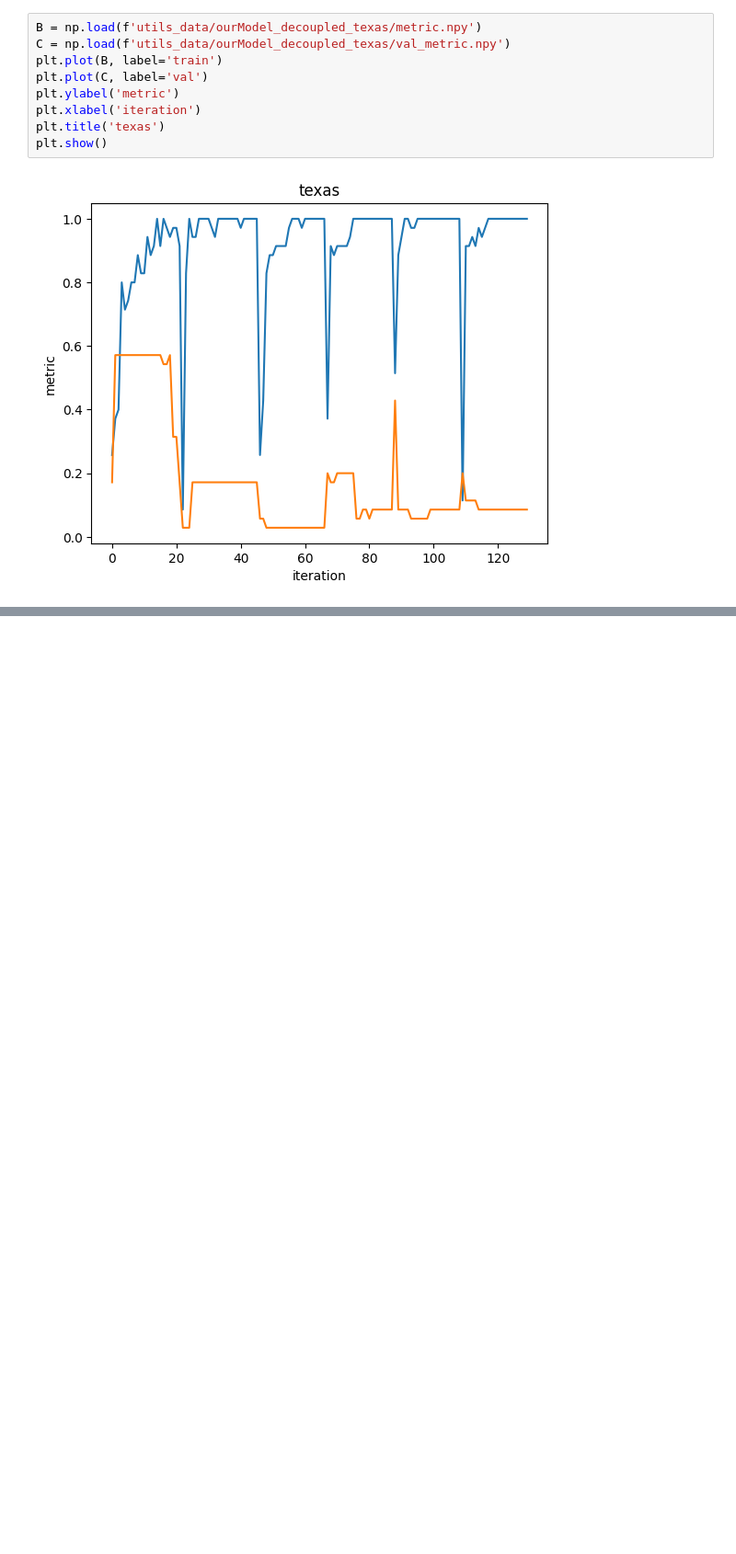
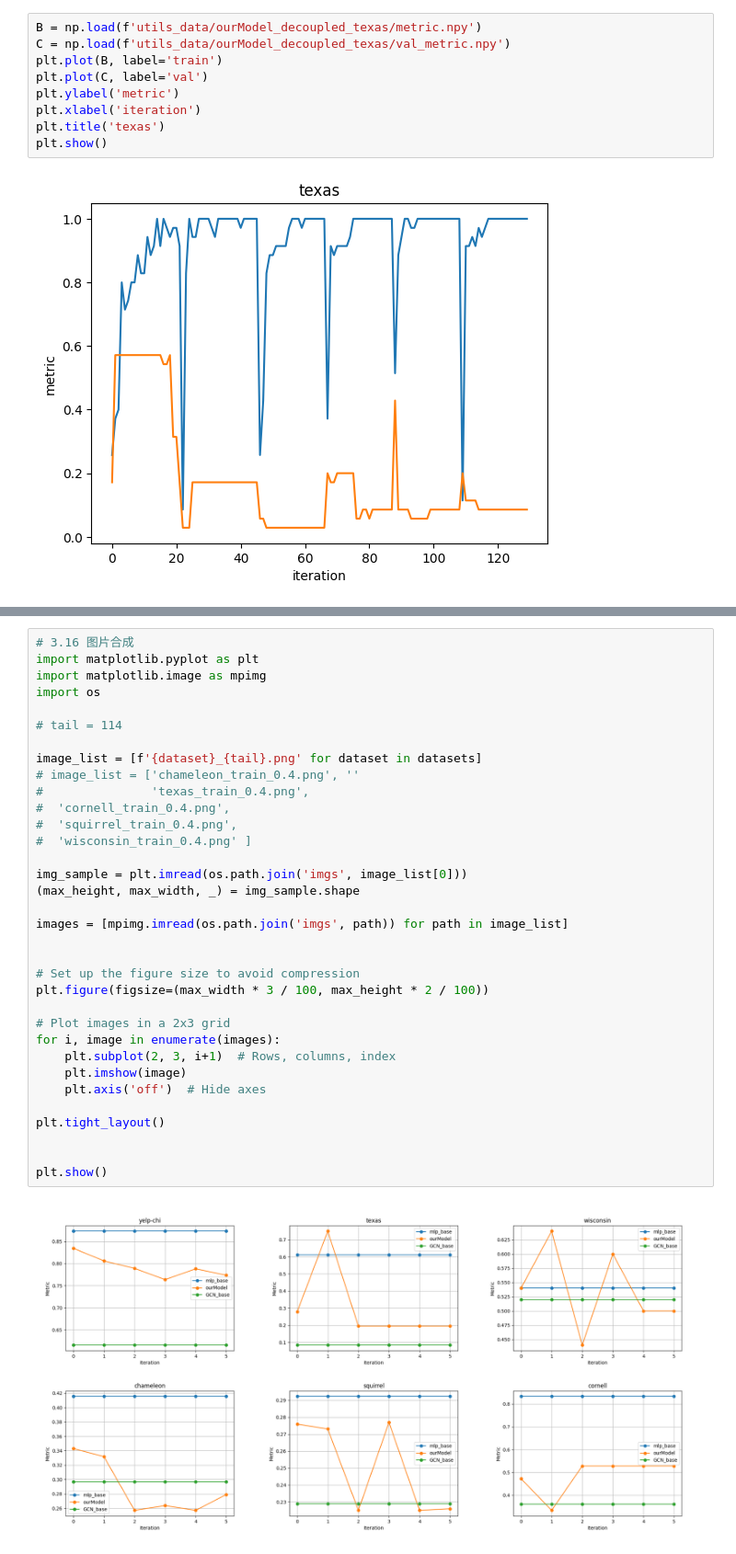
Before and after one commit to Fuyao233/Graph_pseudo_labeling, a Jupyter notebook: data_visualization_1.ipynb, the cells around one changed output, grey strips where cells are left out. Shown at 92% size. Cells and saved outputs as stored; diff of their text form; blank space fills up the shorter version.

```diff
--- a/data_visualization.ipynb
+++ b/data_visualization_1.ipynb
@@ -491,0 +530,36 @@ plt.show()
+# %%
+# 3.16 图片合成
+import matplotlib.pyplot as plt
+import matplotlib.image as mpimg
+import os
+
+# tail = 114
+
+image_list = [f'{dataset}_{tail}.png' for dataset in datasets]
+# image_list = ['chameleon_train_0.4.png', ''
+#               'texas_train_0.4.png',
+#  'cornell_train_0.4.png',
+#  'squirrel_train_0.4.png',
+#  'wisconsin_train_0.4.png' ]
+
+img_sample = plt.imread(os.path.join('imgs', image_list[0]))
+(max_height, max_width, _) = img_sample.shape
+
+images = [mpimg.imread(os.path.join('imgs', path)) for path in image_list]
+
+
+# Set up the figure size to avoid compression
+plt.figure(figsize=(max_width * 3 / 100, max_height * 2 / 100))
+
+# Plot images in a 2x3 grid
+for i, image in enumerate(images):
+    plt.subplot(2, 3, i+1)  # Rows, columns, index
+    plt.imshow(image)
+    plt.axis('off')  # Hide axes
+
+plt.tight_layout()
+
+
+plt.show()
+# %% [output]
+[figure, added]
```
Also changed, not shown: parts of 3 cells of this notebook, 12 other files.
